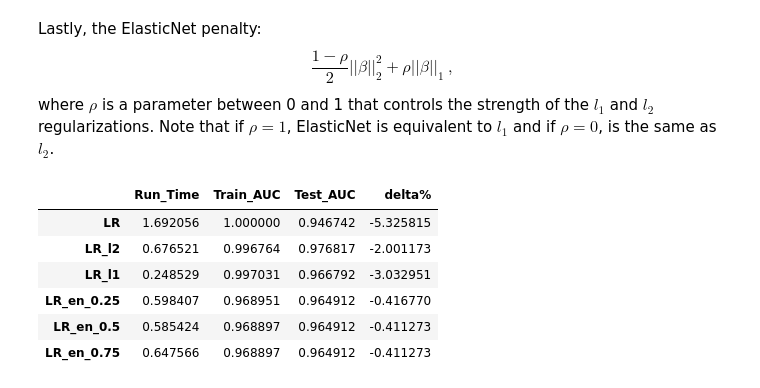
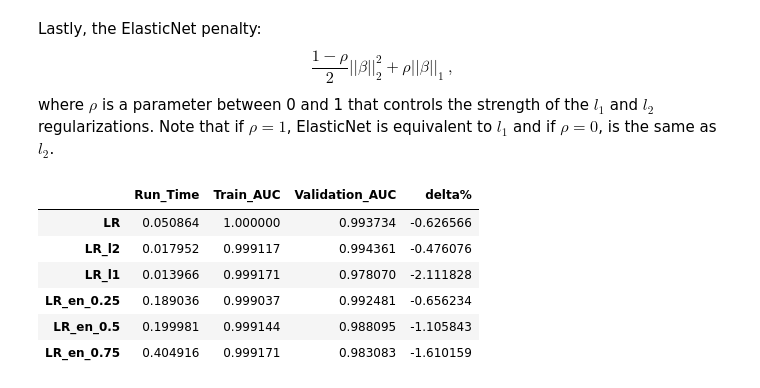
Before and after one commit to mgp165/TFG, a Jupyter notebook: notebooks/models/breast_cancer/logistic_regression.ipynb, the cells around one changed output. Cells and saved outputs as stored; diff of their text form; code cells hidden in the pictures.

```diff
--- a/notebooks/models/breast_cancer/logistic_regression.ipynb
+++ b/notebooks/models/breast_cancer/logistic_regression.ipynb
@@ -25,9 +36,9 @@ We are going to compute different models varying the penalty terms, if the solve
 # %% [markdown]
 Without penalty term:
 # %%
-lr = LogisticRegression(penalty=None, max_iter=10000)
+lr = LogisticRegression(penalty=None)
 # %% [markdown]
 Adding the $l_2$ term to the cost function: $$ \frac{1}{2}||\beta||_2^2 = \frac{1}{2}\beta^T\beta \ , $$ where $\beta$ is the vector of coefficients.
 # %%
-lr_l2 = LogisticRegression(max_iter=10000)
+lr_l2 = LogisticRegression()
 # %% [markdown]
@@ -35,22 +46,22 @@ Instead of the $l_2$ penalty, the $l_1$ penalty: $$||\beta||_1=\sum_{i=1}^n|\bet
 # %%
-lr_l1 = LogisticRegression(penalty='l1', solver='liblinear', max_iter=10000)
+lr_l1 = LogisticRegression(penalty='l1', solver='liblinear')
 # %% [markdown]
 Lastly, the ElasticNet penalty: $$\frac{1-\rho}{2}||\beta||_2^2 + \rho||\beta||_1 \ ,$$ where $\rho$ is a parameter between 0 and 1 that controls the strength of the $l_1$ and $l_2$ regularizations. Note that if $\rho=1$, ElasticNet is equivalent to $l_1$ and if $\rho=0$, is the same as $l_2$.
 # %%
-lr_en1 = LogisticRegression(penalty='elasticnet', solver='saga',l1_ratio=0.25, max_iter=10000)
-lr_en2 = LogisticRegression(penalty='elasticnet', solver='saga',l1_ratio=0.5, max_iter=10000)
-lr_en3 = LogisticRegression(penalty='elasticnet', solver='saga',l1_ratio=0.75, max_iter=10000)
+lr_en1 = LogisticRegression(penalty='elasticnet', solver='saga', l1_ratio=0.25, max_iter=1000)
+lr_en2 = LogisticRegression(penalty='elasticnet', solver='saga', l1_ratio=0.5, max_iter=1000)
+lr_en3 = LogisticRegression(penalty='elasticnet', solver='saga', l1_ratio=0.75, max_iter=3000)
 # %%
 models_list = [lr, lr_l2, lr_l1, lr_en1, lr_en2 , lr_en3]
 names_list = ['LR', 'LR_l2', 'LR_l1', 'LR_en_0.25', 'LR_en_0.5', 'LR_en_0.75']
 # %%
-metrics = classification(models_list, names_list, '../../../data/metrics/breast_cancer/logistic_regression.parquet', X_train, y_train, X_test, y_test)
+metrics = classification(models_list, names_list, '../../../data/metrics/breast_cancer/logistic_regression.csv', X_train_scaled, y_train, X_validation_scaled, y_validation)
 metrics
 # %% [output]
-|  | Run_Time | Train_AUC | Test_AUC | delta% |
-| LR | 1.692056 | 1.000000 | 0.946742 | -5.325815 |
-| LR_l2 | 0.676521 | 0.996764 | 0.976817 | -2.001173 |
-| LR_l1 | 0.248529 | 0.997031 | 0.966792 | -3.032951 |
-| LR_en_0.25 | 0.598407 | 0.968951 | 0.964912 | -0.416770 |
-| LR_en_0.5 | 0.585424 | 0.968897 | 0.964912 | -0.411273 |
-| LR_en_0.75 | 0.647566 | 0.968897 | 0.964912 | -0.411273 |
+|  | Run_Time | Train_AUC | Validation_AUC | delta% |
+| LR | 0.050864 | 1.000000 | 0.993734 | -0.626566 |
+| LR_l2 | 0.017952 | 0.999117 | 0.994361 | -0.476076 |
+| LR_l1 | 0.013966 | 0.999171 | 0.978070 | -2.111828 |
+| LR_en_0.25 | 0.189036 | 0.999037 | 0.992481 | -0.656234 |
+| LR_en_0.5 | 0.199981 | 0.999144 | 0.988095 | -1.105843 |
+| LR_en_0.75 | 0.404916 | 0.999171 | 0.983083 | -1.610159 |
```
Also changed, not shown: parts of 27 cells of this notebook, 1 other file.
